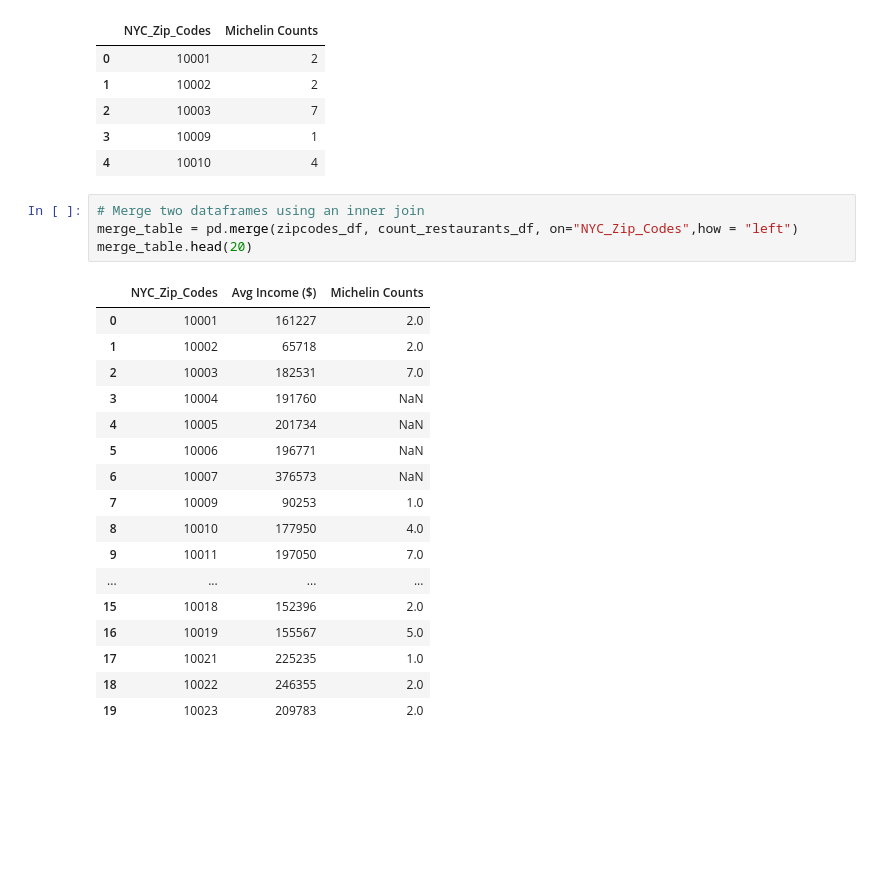
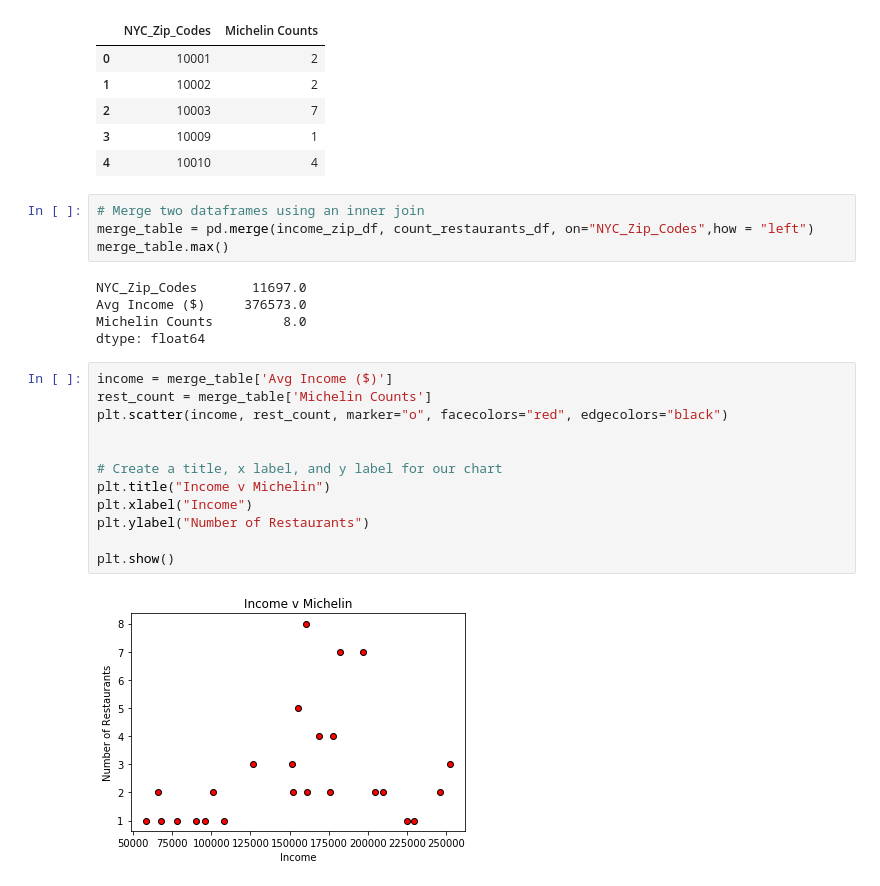
Before and after one commit to Karlasalome/group8-project1, a Jupyter notebook: Income_vs_Fine_dining.ipynb, the cells around one changed output. Drawn from its saved outputs; the diff is of its cells as text; blank space fills up the shorter version.

```diff
--- a/Income_vs_Fine_dining.ipynb
+++ b/Income_vs_Fine_dining.ipynb
@@ -122,26 +129,27 @@ count_restaurants_df.head()
 | 4 | 10010 | 4 |
 # %%
 # Merge two dataframes using an inner join
-merge_table = pd.merge(zipcodes_df, count_restaurants_df, on="NYC_Zip_Codes",how = "left")
-merge_table.head(20)
+merge_table = pd.merge(income_zip_df, count_restaurants_df, on="NYC_Zip_Codes",how = "left")
+merge_table.max()
 # %% [output]
-|  | NYC_Zip_Codes | Avg Income ($) | Michelin Counts |
-| 0 | 10001 | 161227 | 2.0 |
-| 1 | 10002 | 65718 | 2.0 |
-| 2 | 10003 | 182531 | 7.0 |
-| 3 | 10004 | 191760 | NaN |
-| 4 | 10005 | 201734 | NaN |
-| 5 | 10006 | 196771 | NaN |
-| 6 | 10007 | 376573 | NaN |
-| 7 | 10009 | 90253 | 1.0 |
-| 8 | 10010 | 177950 | 4.0 |
-| 9 | 10011 | 197050 | 7.0 |
-| ... | ... | ... | ... |
-| 15 | 10018 | 152396 | 2.0 |
-| 16 | 10019 | 155567 | 5.0 |
-| 17 | 10021 | 225235 | 1.0 |
-| 18 | 10022 | 246355 | 2.0 |
-| 19 | 10023 | 209783 | 2.0 |
+NYC_Zip_Codes       11697.0
+Avg Income ($)     376573.0
+Michelin Counts         8.0
+dtype: float64
+# %%
+income = merge_table['Avg Income ($)']
+rest_count = merge_table['Michelin Counts']
+plt.scatter(income, rest_count, marker="o", facecolors="red", edgecolors="black")
+
+
+# Create a title, x label, and y label for our chart
+plt.title("Income v Michelin")
+plt.xlabel("Income")
+plt.ylabel("Number of Restaurants")
+
+plt.show()
+# %% [output]
+[figure, added]
 # %%
 width = .35 # width of a bar
 
```
Also changed, not shown: parts of 4 cells of this notebook, 1 other file.
